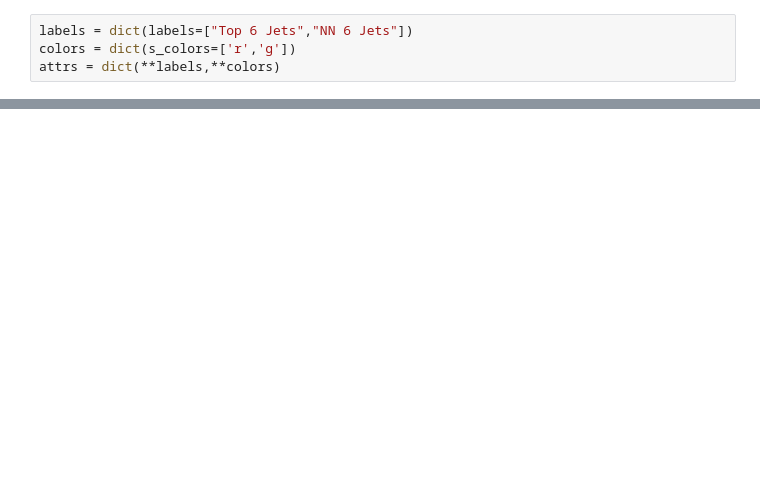
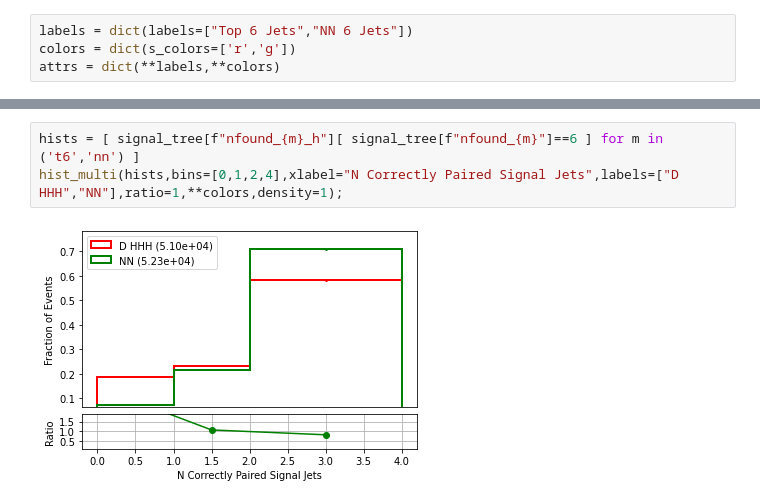
Before and after one commit to srosenzweig09/analysis, a Jupyter notebook: jupyter/nn_efficiency.ipynb, the cells around one changed output, grey strips where cells are left out. Cells and saved outputs as stored; diff of their text form; blank space fills up the shorter version.

```diff
--- a/jupyter/nn_efficiency.ipynb
+++ b/jupyter/nn_efficiency.ipynb
@@ -148,0 +57,5 @@ TypeError: type object got multiple values for keyword argument 's_colors'
+# %%
+hists = [ signal_tree[f"nfound_{m}_h"][ signal_tree[f"nfound_{m}"]==6 ] for m in ('t6','nn') ]
+hist_multi(hists,bins=[0,1,2,4],xlabel="N Correctly Paired Signal Jets",labels=["D HHH","NN"],ratio=1,**colors,density=1);
+# %% [output]
+[figure, added]
```
Also changed, not shown: parts of 22 cells of this notebook, 1 other file.
